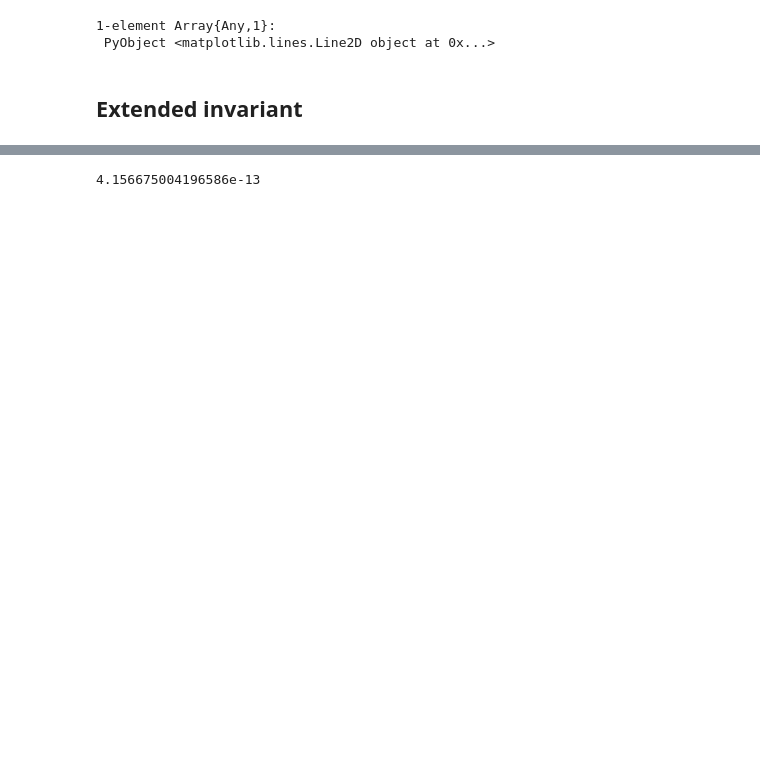
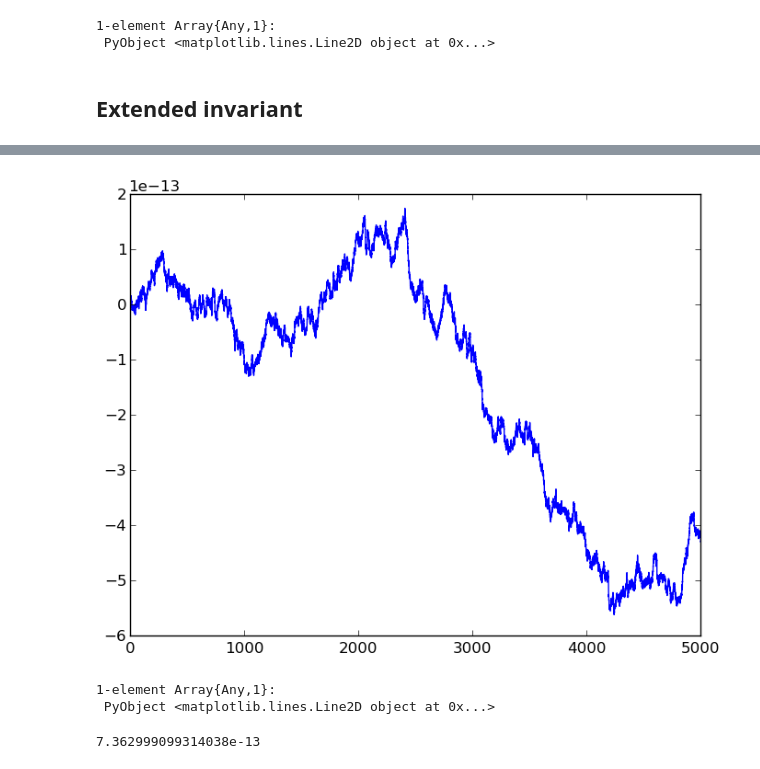
Before and after one commit to dapias/ContactFlowsTaylor, a Jupyter notebook: notebooks/Tutorial.ipynb, the cells around one changed output, grey strips where cells are left out. Drawn from its saved outputs; the diff is of its cells as text; code cells hidden in the pictures; blank space fills up the shorter version.

Commit message:
Added the code and the analysis of the invariant quantity

```diff
--- a/notebooks/Tutorial.ipynb
+++ b/notebooks/Tutorial.ipynb
@@ -143,8 +143,14 @@ plot(t,i)
 1-element Array{Any,1}:
  PyObject <matplotlib.lines.Line2D object at 0x...>
-# %%
-maximum(i) - minimum(i)  ##The extended invariant remains in a fix value
-# %% [output]
-4.156675004196586e-13
+# %%
+plot(t, i - i[1])
+# %% [output]
+[figure, added]
+1-element Array{Any,1}:
+ PyObject <matplotlib.lines.Line2D object at 0x...>
+# %%
+maximum(i) - minimum(i)  ##The evolution of the error looks more like a random walk
+# %% [output]
+7.362999099314038e-13
 # %%
 close(file)
```
Also changed, not shown: parts of 7 cells of this notebook, 4 other files.
